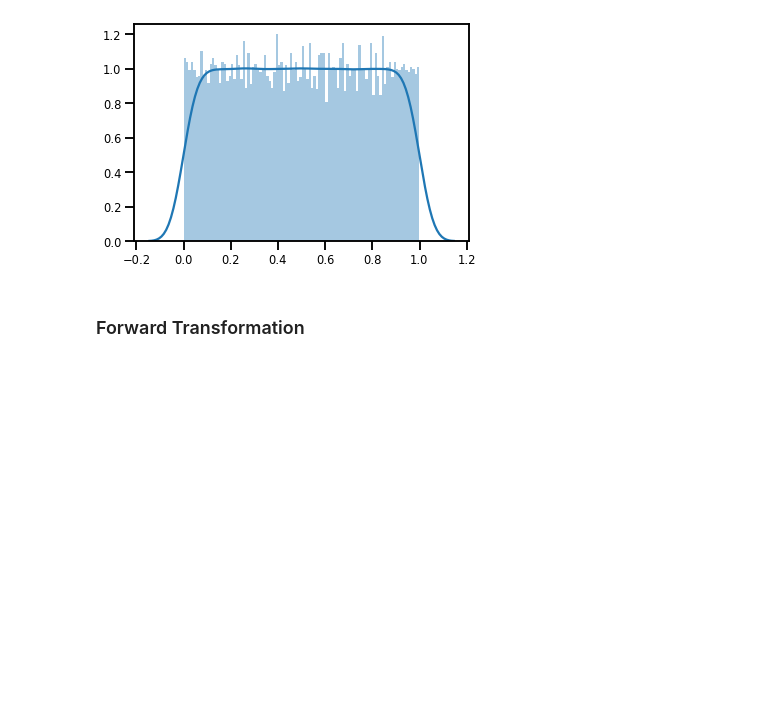
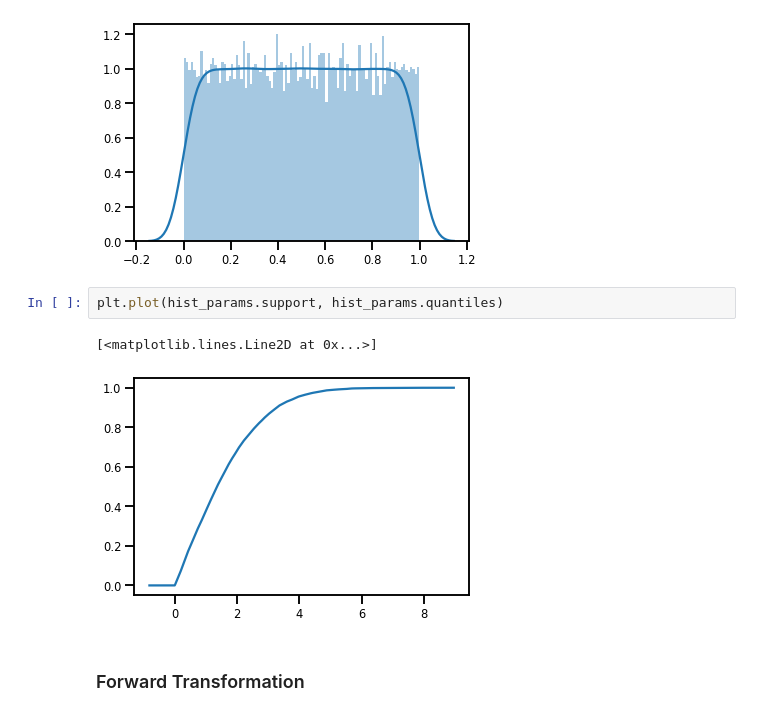
Before and after one commit to IPL-UV/rbig_jax, a Jupyter notebook: notebooks/rbig_algorithm_scratch.ipynb, the cells around one changed output. Cells and saved outputs as stored; diff of their text form; blank space fills up the shorter version.

```diff
--- a/notebooks/rbig_algorithm_scratch.ipynb
+++ b/notebooks/rbig_algorithm_scratch.ipynb
@@ -134,6 +128,11 @@ sns.distplot(X_u, bins=100)
 # %% [output]
 <AxesSubplot:>
 [figure]
+# %%
+plt.plot(hist_params.support, hist_params.quantiles)
+# %% [output]
+[<matplotlib.lines.Line2D at 0x...>]
+[figure, added]
 # %% [markdown]
 ### Forward Transformation
 # %%
```
Also changed, not shown: parts of 112 cells of this notebook, 22 other files.
